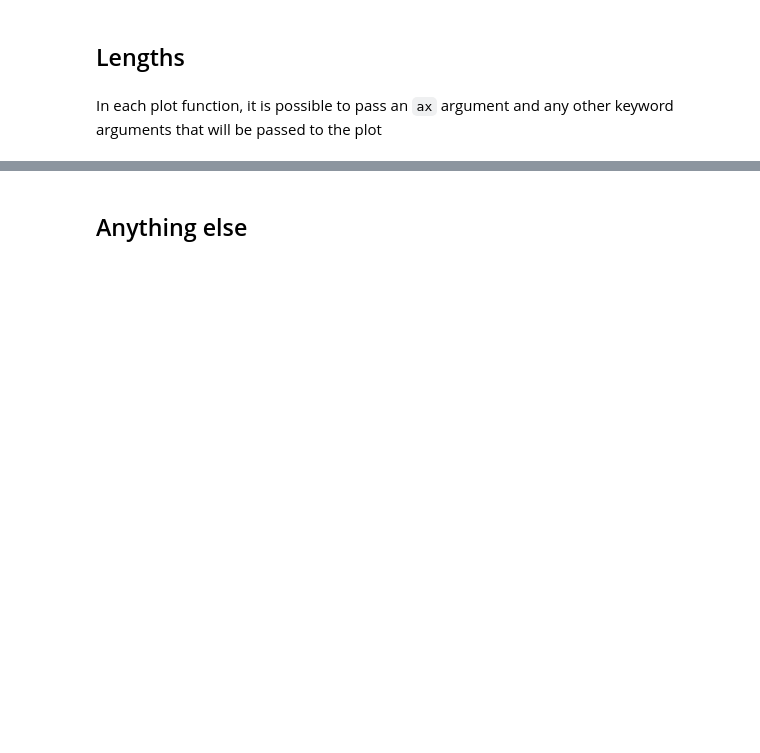
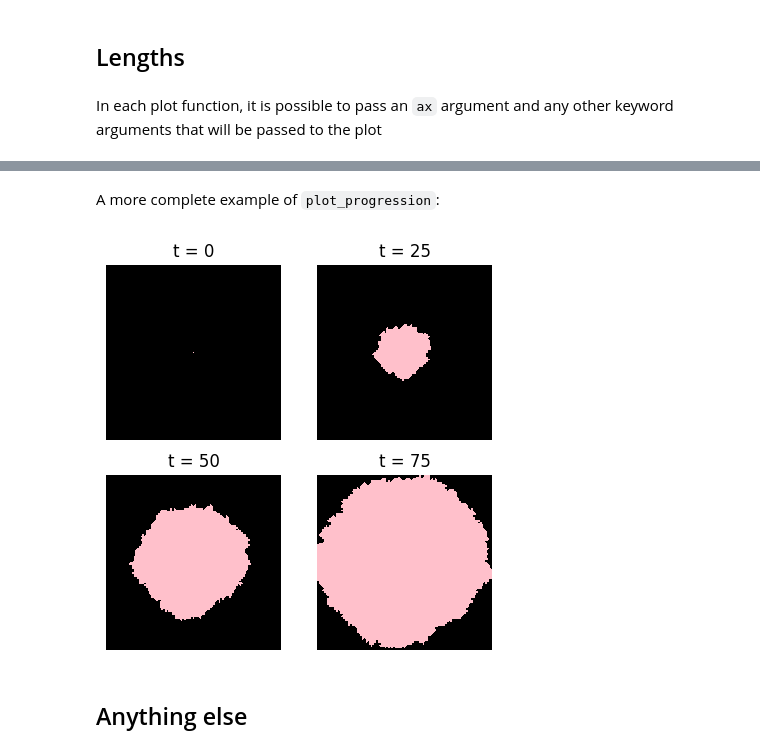
Before and after one commit to arnaud-ma/first-passage-percolation, a Jupyter notebook: example.ipynb, the cells around one changed output, grey strips where cells are left out. Saved outputs shown, nothing was run; the diff lists cells and outputs as text; code cells hidden in the pictures; blank space fills up the shorter version.

```diff
--- a/example.ipynb
+++ b/example.ipynb
@@ -69,3 +67,16 @@ fpp_obj.plot_progression(t=30, ax=ax, colors=("pink", "black"), aspect="equal");
+# %% [markdown]
+A more complete example of `plot_progression`:
+# %%
+def custom(ax, t):
+    ax.set_title(f"t = {int(t)}")
+    ax.axis("off")
+
+
+fig, axes = plt.subplots(2, 2, figsize=(5, 5))
+t = np.linspace(0, 75, 4)
+fpp_obj.plot_progression(t, axes, colors=("black", "pink"), customization=custom);
+# %% [output]
+[figure, added]
 # %% [markdown]
 ## Anything else
 # %% [markdown]
```
Also changed, not shown: parts of 4 cells of this notebook, 3 other files.
